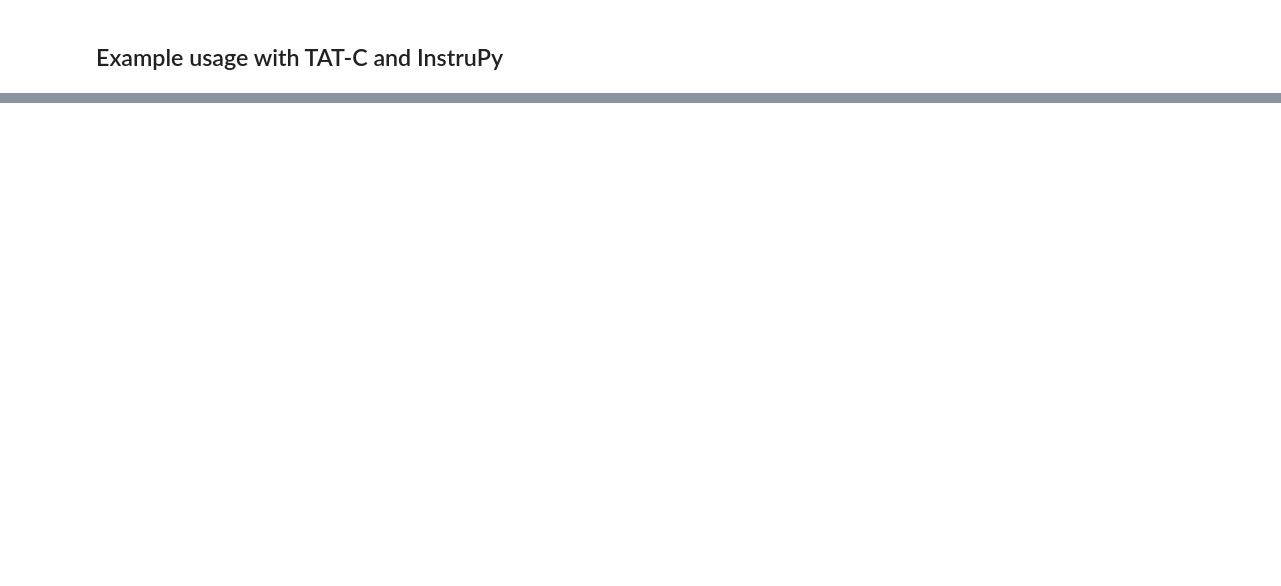
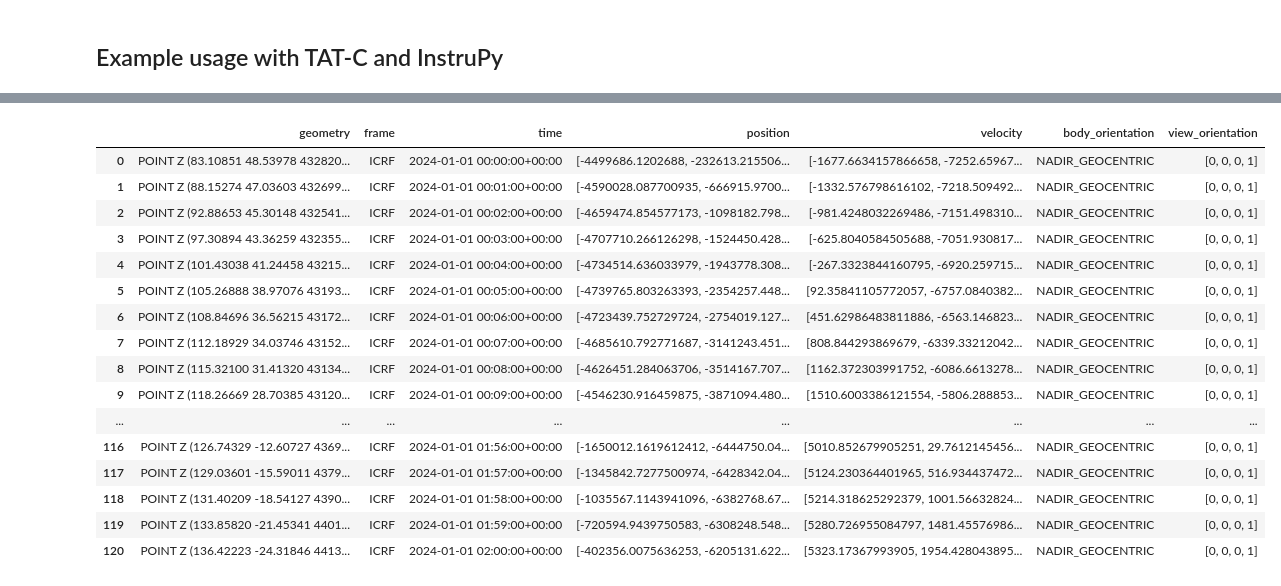
Before and after one commit to eose-tools-org/eose-api, a Jupyter notebook: src/instrument-example.ipynb, the cells around one changed output, grey strips where cells are left out. Drawn from its saved outputs; the diff is of its cells as text; code cells hidden in the pictures; blank space fills up the shorter version.

```diff
--- a/src/instrument-example.ipynb
+++ b/src/instrument-example.ipynb
@@ -52,8 +52,6 @@ display(sensor.model_dump_json())
 # %%
 import json
 from datetime import datetime, timedelta, timezone
-
-from instrupy.basic_sensor_model import BasicSensorModel
 
 from tatc.schemas import Instrument as TATC_Instrument, Satellite as TATC_Satellite, TwoLineElements, Point
 from tatc.analysis import collect_orbit_track, OrbitCoordinate, OrbitOutput
@@ -66,7 +64,7 @@ from tatc.analysis import (
 from instrupy.basic_sensor_model import BasicSensorModel as InstruPy_BasicSensorModel
 
 from eose.instruments import CircularGeometry, BasicSensor
-from eose.datametric import DataMetricRequest, BasicSensorDataMetricResponse
+from eose.datametric import DataMetricRequest, BasicSensorDataMetricInstantaneous, BasicSensorDataMetricSample, BasicSensorDataMetricRecord, BasicSensorDataMetricResponse
 from eose.propagation import PropagationRecord, PropagationRequest, PropagationResponse
 from eose.orbits import GeneralPerturbationsOrbitState
 from eose.utils import CartesianReferenceFrame, FixedOrientation
@@ -85,6 +83,8 @@ from scipy.stats import hmean
 import pandas as pd
 
 from astropy.time import Time as AstroPy_Time
+
+pd.set_option('display.max_rows', None)
 # %%
 # define the orbit and the instrument
 iss_omm_str = '[{"OBJECT_NAME":"ISS (ZARYA)","OBJECT_ID":"1998-067A","EPOCH":"2024-06-07T09:53:34.728000","MEAN_MOTION":15.50975122,"ECCENTRICITY":0.0005669,"INCLINATION":51.6419,"RA_OF_ASC_NODE":3.7199,"ARG_OF_PERICENTER":284.672,"MEAN_ANOMALY":139.0837,"EPHEMERIS_TYPE":0,"CLASSIFICATION_TYPE":"U","NORAD_CAT_ID":25544,"ELEMENT_SET_NO":999,"REV_AT_EPOCH":45703,"BSTAR":0.00033759,"MEAN_MOTION_DOT":0.00019541,"MEAN_MOTION_DDOT":0}]'
@@ -99,7 +99,8 @@ basic_sensor = BasicSensor(   mass= 100.5,
                     )
 
 mission_start = datetime(2024, 1, 1, tzinfo=timezone.utc)
-mission_duration = timedelta(days=1)
+mission_duration = timedelta(hours=2)
+propagate_time_step = timedelta(minutes=1)
 # %%
 # Run propagation with TAT-C to get satellite states
 def propagate_tatc(request: PropagationRequest) -> PropagationResponse:
@@ -137,16 +138,17 @@ request = PropagationRequest(
     orbit=GeneralPerturbationsOrbitState.from_omm(iss_omm),
     start=mission_start,
     duration=mission_duration,
-    time_step=timedelta(minutes=0.25),
+    time_step=propagate_time_step,
     frame=CartesianReferenceFrame.ICRF,
 )
 
 display(request.model_dump_json())
 
-prop_response = propagate_tatc(request)
+propagation_response = propagate_tatc(request)
 
-display(prop_response.model_dump_json())
+display(propagation_response.model_dump_json())
 
-prop_data = prop_response.as_dataframe()
+propagation_data = propagation_response.as_dataframe()
 
-display(prop_data)
+display(propagation_data)
+# %% [output]
@@ -153,3 +157,20 @@ display(prop_data)
+|  | geometry | frame | time | position | velocity | body_orientation | view_orientation |
+| 0 | POINT Z (83.10851 48.53978 432820... | ICRF | 2024-01-01 00:00:00+00:00 | [-4499686.1202688, -232613.215506... | [-1677.6634157866658, -7252.65967... | NADIR_GEOCENTRIC | [0, 0, 0, 1] |
+| 1 | POINT Z (88.15274 47.03603 432699... | ICRF | 2024-01-01 00:01:00+00:00 | [-4590028.087700935, -666915.9700... | [-1332.576798616102, -7218.509492... | NADIR_GEOCENTRIC | [0, 0, 0, 1] |
+| 2 | POINT Z (92.88653 45.30148 432541... | ICRF | 2024-01-01 00:02:00+00:00 | [-4659474.854577173, -1098182.798... | [-981.4248032269486, -7151.498310... | NADIR_GEOCENTRIC | [0, 0, 0, 1] |
+| 3 | POINT Z (97.30894 43.36259 432355... | ICRF | 2024-01-01 00:03:00+00:00 | [-4707710.266126298, -1524450.428... | [-625.8040584505688, -7051.930817... | NADIR_GEOCENTRIC | [0, 0, 0, 1] |
+| 4 | POINT Z (101.43038 41.24458 43215... | ICRF | 2024-01-01 00:04:00+00:00 | [-4734514.636033979, -1943778.308... | [-267.3323844160795, -6920.259715... | NADIR_GEOCENTRIC | [0, 0, 0, 1] |
+| 5 | POINT Z (105.26888 38.97076 43193... | ICRF | 2024-01-01 00:05:00+00:00 | [-4739765.803263393, -2354257.448... | [92.35841105772057, -6757.0840382... | NADIR_GEOCENTRIC | [0, 0, 0, 1] |
+| 6 | POINT Z (108.84696 36.56215 43172... | ICRF | 2024-01-01 00:06:00+00:00 | [-4723439.752729724, -2754019.127... | [451.62986483811886, -6563.146823... | NADIR_GEOCENTRIC | [0, 0, 0, 1] |
+| 7 | POINT Z (112.18929 34.03746 43152... | ICRF | 2024-01-01 00:07:00+00:00 | [-4685610.792771687, -3141243.451... | [808.844293869679, -6339.33212042... | NADIR_GEOCENTRIC | [0, 0, 0, 1] |
+| 8 | POINT Z (115.32100 31.41320 43134... | ICRF | 2024-01-01 00:08:00+00:00 | [-4626451.284063706, -3514167.707... | [1162.372303991752, -6086.6613278... | NADIR_GEOCENTRIC | [0, 0, 0, 1] |
+| 9 | POINT Z (118.26669 28.70385 43120... | ICRF | 2024-01-01 00:09:00+00:00 | [-4546230.916459875, -3871094.480... | [1510.6003386121554, -5806.288853... | NADIR_GEOCENTRIC | [0, 0, 0, 1] |
+| ... | ... | ... | ... | ... | ... | ... | ... |
+| 116 | POINT Z (126.74329 -12.60727 4369... | ICRF | 2024-01-01 01:56:00+00:00 | [-1650012.1619612412, -6444750.04... | [5010.852679905251, 29.7612145456... | NADIR_GEOCENTRIC | [0, 0, 0, 1] |
+| 117 | POINT Z (129.03601 -15.59011 4379... | ICRF | 2024-01-01 01:57:00+00:00 | [-1345842.7277500974, -6428342.04... | [5124.230364401965, 516.934437472... | NADIR_GEOCENTRIC | [0, 0, 0, 1] |
+| 118 | POINT Z (131.40209 -18.54127 4390... | ICRF | 2024-01-01 01:58:00+00:00 | [-1035567.1143941096, -6382768.67... | [5214.318625292379, 1001.56632824... | NADIR_GEOCENTRIC | [0, 0, 0, 1] |
+| 119 | POINT Z (133.85820 -21.45341 4401... | ICRF | 2024-01-01 01:59:00+00:00 | [-720594.9439750583, -6308248.548... | [5280.726955084797, 1481.45576986... | NADIR_GEOCENTRIC | [0, 0, 0, 1] |
+| 120 | POINT Z (136.42223 -24.31846 4413... | ICRF | 2024-01-01 02:00:00+00:00 | [-402356.0075636253, -6205131.622... | [5323.17367993905, 1954.428043895... | NADIR_GEOCENTRIC | [0, 0, 0, 1] |
 # %%
 # Run coverage analysis with TAT-C to get access-times at Target ground points. It is assumed that the sensor shall be of Circular FOV geometry.
 
```
Also changed, not shown: parts of 7 cells of this notebook, 1 other file.
